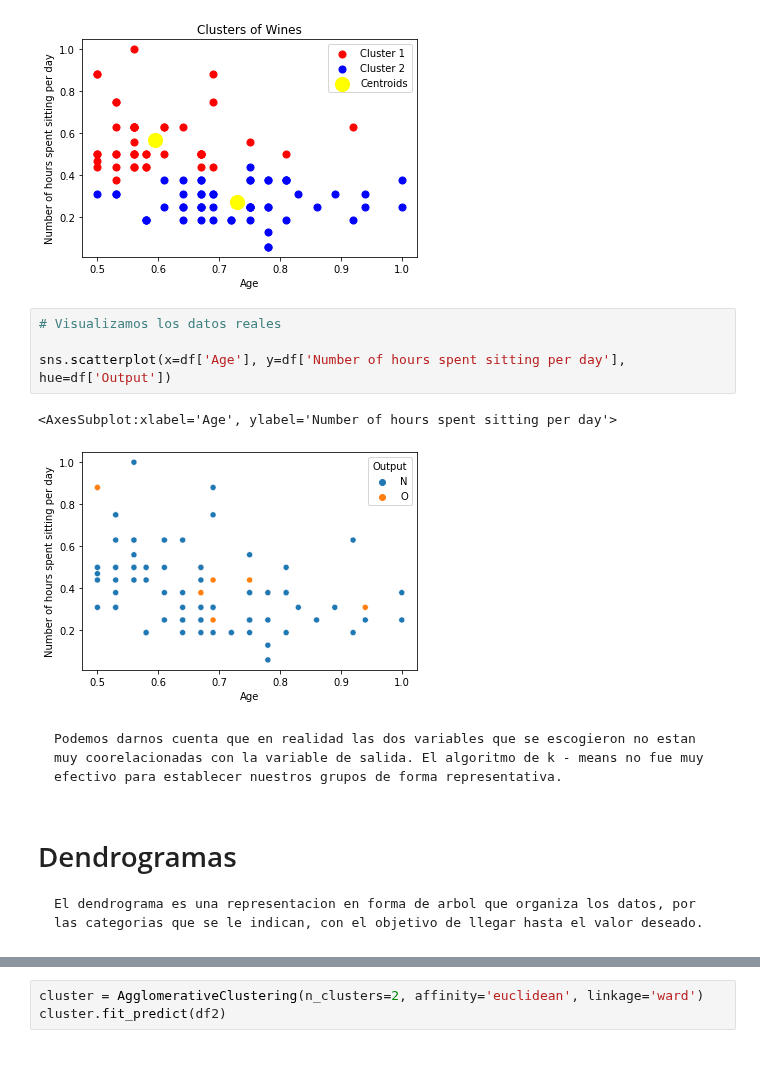
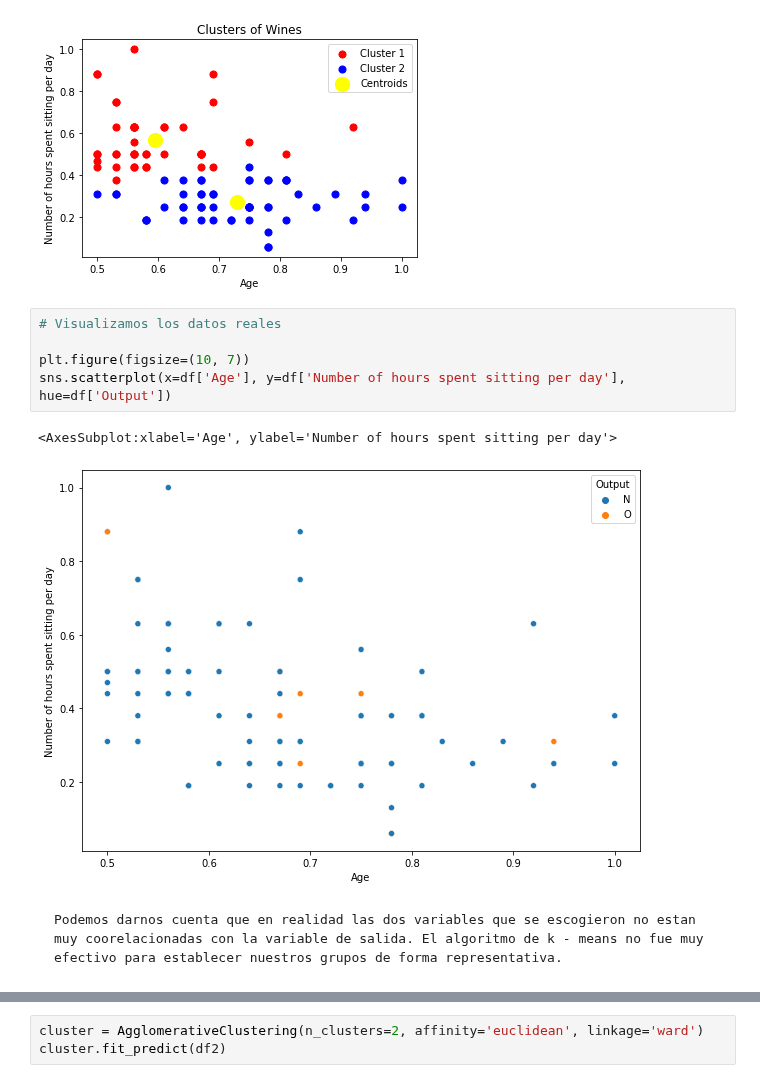
Before and after one commit to iantimhenry/Proyecto_Machine_Learning_2, a Jupyter notebook: Proyecto_Machine_Learning_2-main/Proyecto 2.1.ipynb, the cells around one changed output, grey strips where cells are left out. Drawn from its saved outputs; the diff is of its cells as text.

```diff
--- a/Proyecto_Machine_Learning_2-main/Proyecto 2.1.ipynb
+++ b/Proyecto_Machine_Learning_2-main/Proyecto 2.1.ipynb
@@ -92,13 +93,10 @@ plt.show()
 # %%
 # Visualizamos los datos reales
 
+plt.figure(figsize=(10, 7))
 sns.scatterplot(x=df['Age'], y=df['Number of hours spent sitting per day'], hue=df['Output'])
 # %% [output]
 <AxesSubplot:xlabel='Age', ylabel='Number of hours spent sitting per day'>
-[figure, old version]
+[figure, new version]
 # %% [markdown]
     Podemos darnos cuenta que en realidad las dos variables que se escogieron no estan muy coorelacionadas con la variable de salida. El algoritmo de k - means no fue muy efectivo para establecer nuestros grupos de forma representativa.
-# %% [markdown]
-# Dendrogramas
-
-    El dendrograma es una representacion en forma de arbol que organiza los datos, por las categorias que se le indican, con el objetivo de llegar hasta el valor deseado.
```
Also changed, not shown: parts of 11 cells of this notebook.
